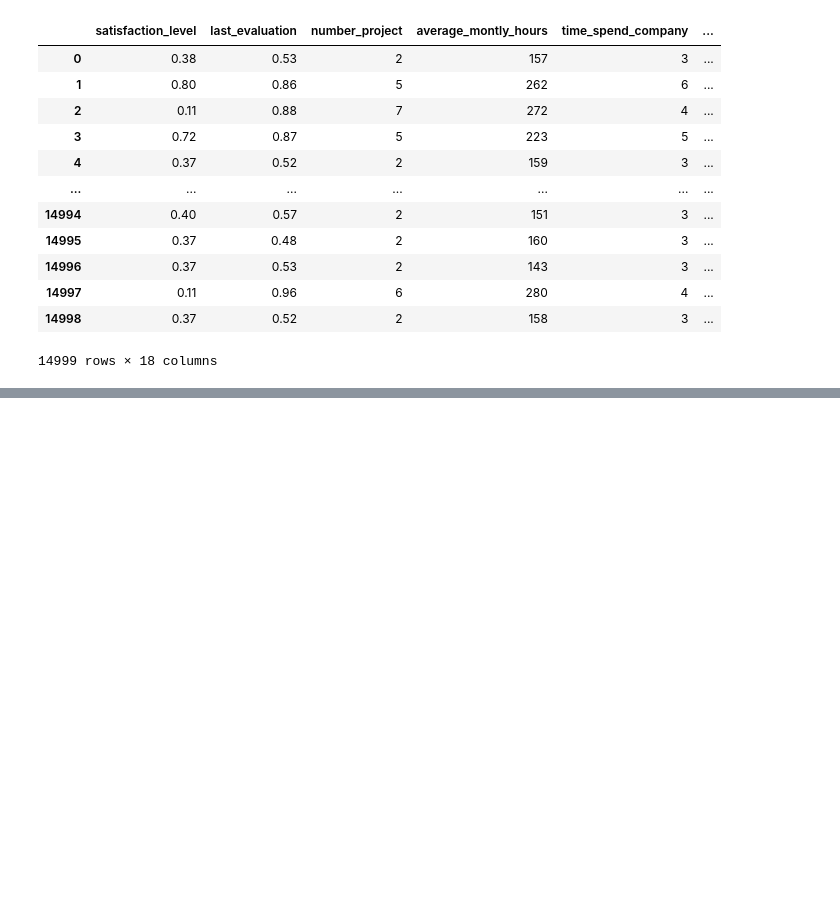
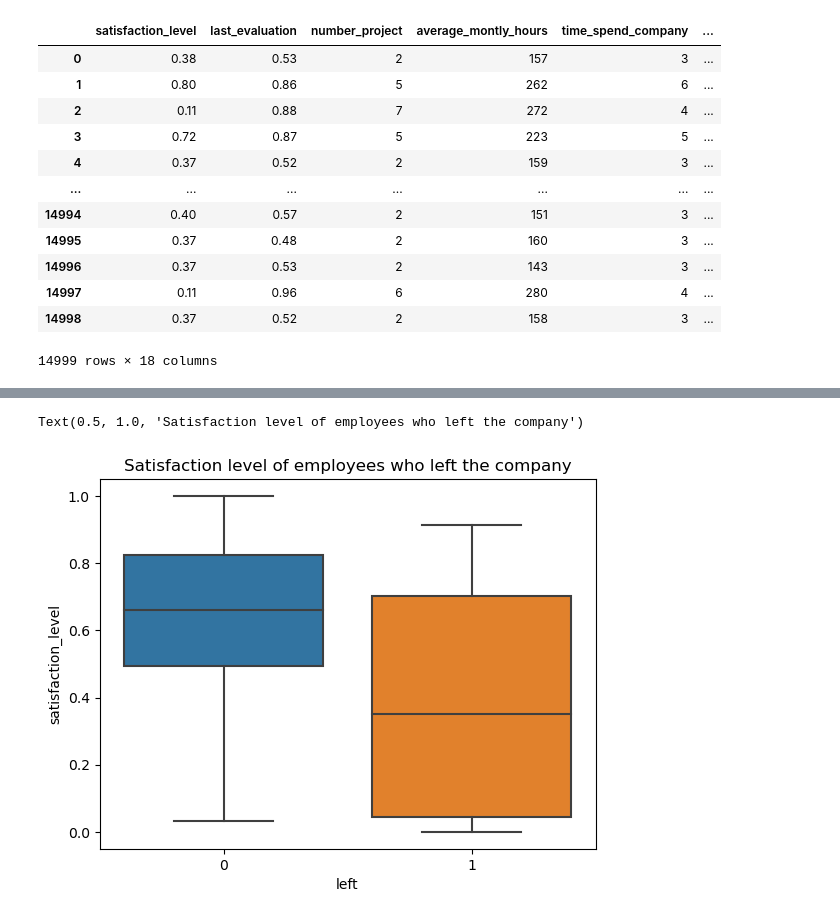
Before and after one commit to Jahnavi-Kalla/predictive-hr, a Jupyter notebook: Commit.ipynb, the cells around one changed output, grey strips where cells are left out. Cells and saved outputs as stored; diff of their text form; code cells hidden in the pictures; blank space fills up the shorter version.

```diff
--- a/Commit.ipynb
+++ b/Commit.ipynb
@@ -165,0 +244,8 @@ Name: count, dtype: int64
+# %%
+#left vs satisfaction_level
+sns.boxplot(x="left",y="satisfaction_level",data=df)
+plt.title('Satisfaction level of employees who left the company')
+#plt.show
+# %% [output]
+Text(0.5, 1.0, 'Satisfaction level of employees who left the company')
+[figure, added]
```
Also changed, not shown: parts of 21 cells of this notebook.
